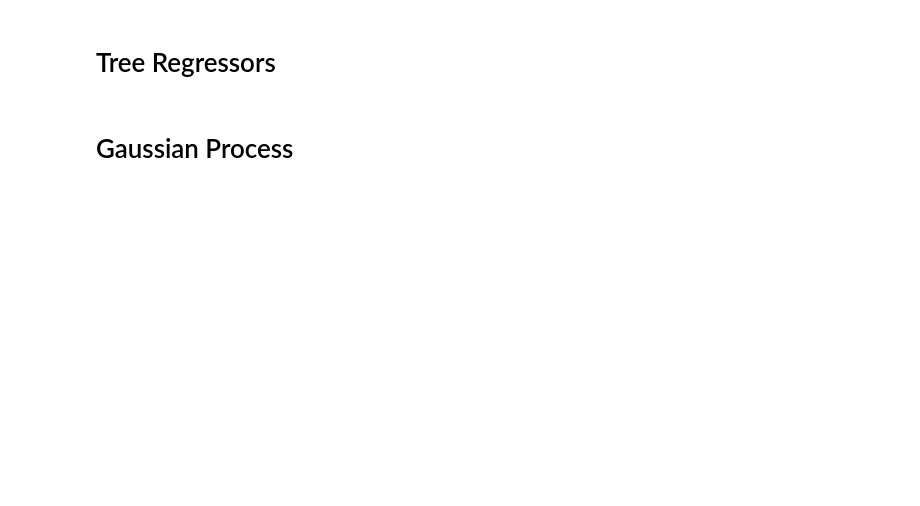
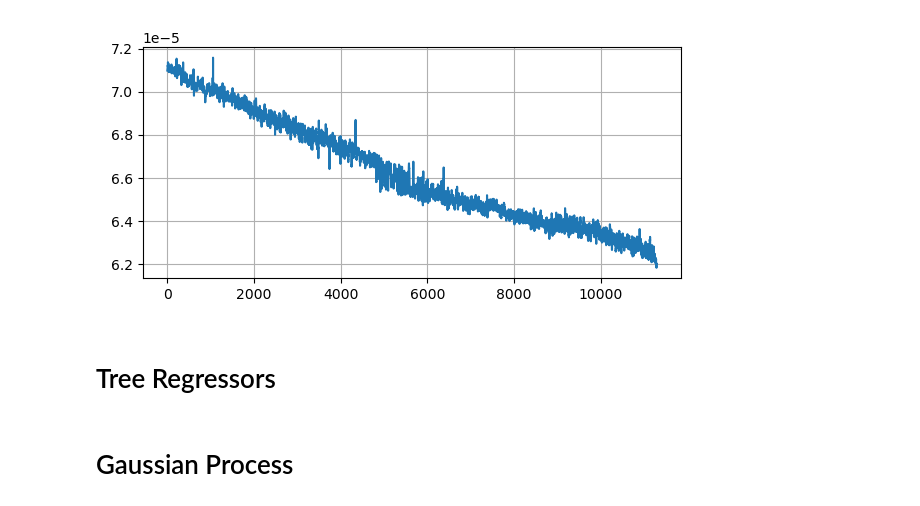
Before and after one commit to simply-nicky/robust_hw, a Jupyter notebook: dev_regression.ipynb, the cells around one changed output. Drawn from its saved outputs; the diff is of its cells as text; code cells hidden in the pictures; blank space fills up the shorter version.

```diff
--- a/dev_regression.ipynb
+++ b/dev_regression.ipynb
@@ -23,15 +20,17 @@ maxs = find_peaks(dqcm)[0]
 maxs = maxs[dqcm[maxs] > 0.8 * (np.max(dqcm) - np.min(dqcm)) + np.min(dqcm)]
 period = (maxs[1:] - maxs[:-1]).mean()
 
-sgn = period * uniform_filter(dqcm - bgd, period, mode='nearest')
+sgn = period * uniform_filter(dqcm - bgd, 1 * period, mode='nearest')[50:-50]
 # %%
 %matplotlib widget
-fig, ax = plt.subplots(figsize=(8, 4))
-ax.plot(np.arange(dqcm.size), dqcm)
-ax.plot(np.arange(bgd.size), bgd)
+fig, ax = plt.subplots(figsize=(6, 3))
+# ax.plot(np.arange(dqcm.size), dqcm - bgd)
 ax.plot(np.arange(sgn.size), sgn)
 ax.grid(True)
+fig.tight_layout()
 plt.show()
+# %% [output]
+[figure, added]
 # %% [markdown]
 # Tree Regressors
 # %%
```
Also changed, not shown: parts of 33 cells of this notebook, 4 other files.
